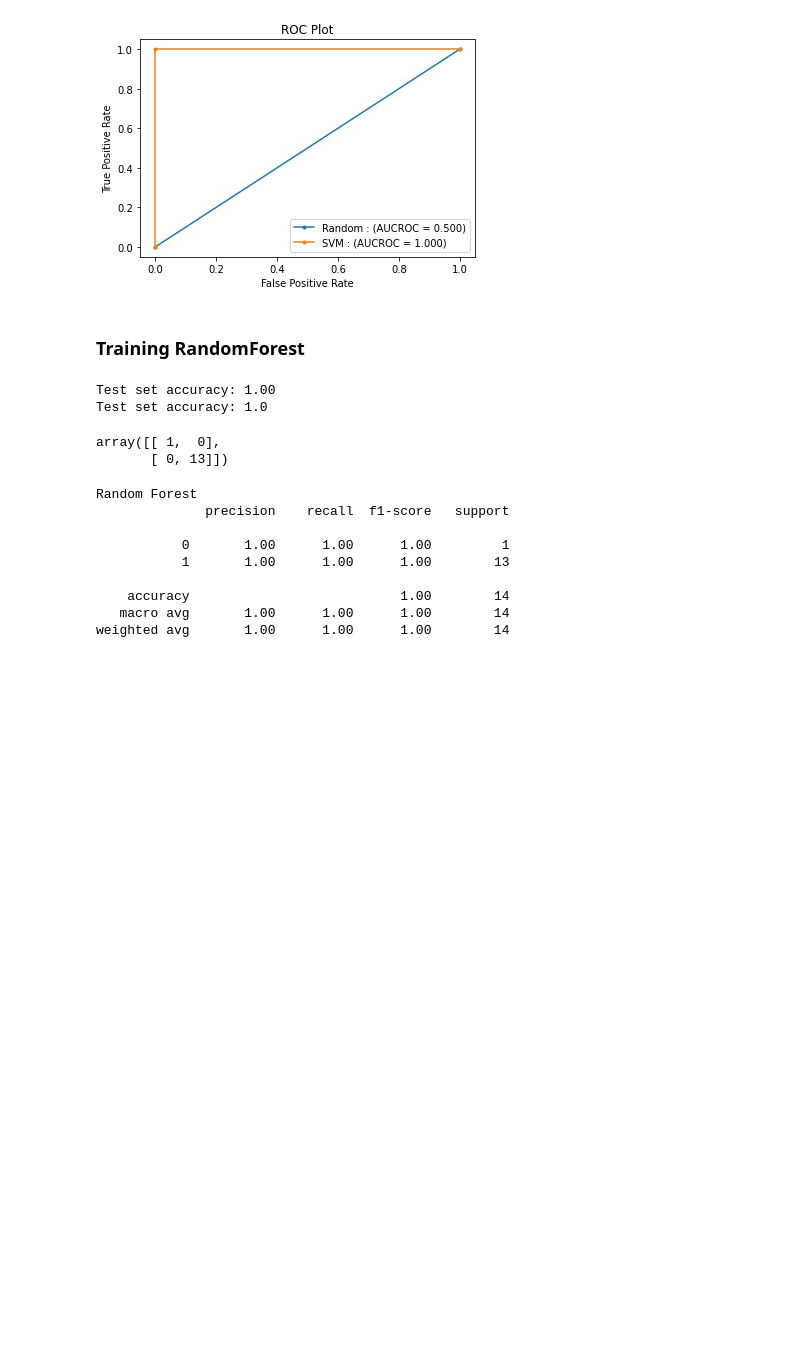
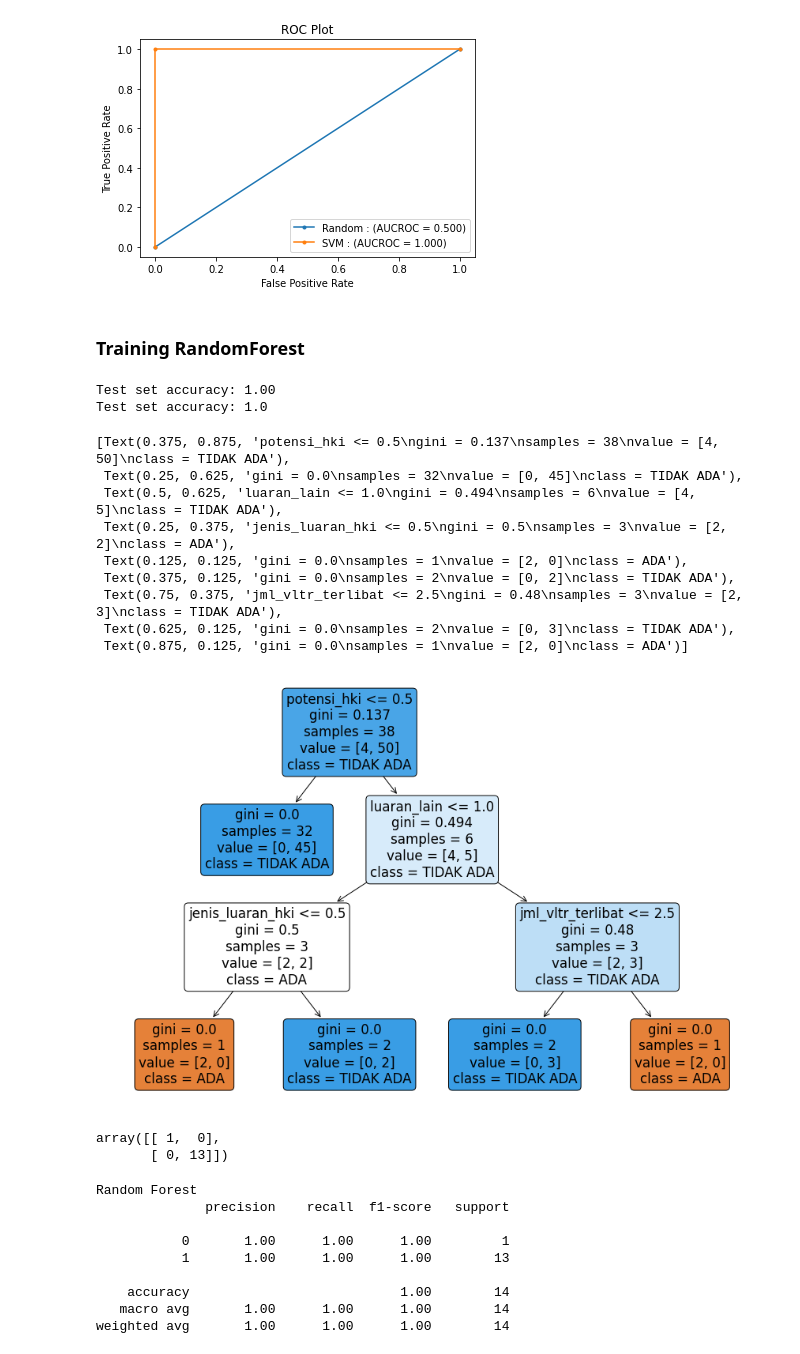
Before and after one commit to dhikaainul/Machine_Learning_Quiz_2, a Jupyter notebook: ML_Quiz2.ipynb, the cells around one changed output. Saved outputs shown, nothing was run; the diff lists cells and outputs as text; code cells hidden in the pictures; blank space fills up the shorter version.

```diff
--- a/ML_Quiz2.ipynb
+++ b/ML_Quiz2.ipynb
@@ -335,6 +337,31 @@ print(f"Test set accuracy: {acc_rf}")
 # %% [output]
 Test set accuracy: 1.00
 Test set accuracy: 1.0
+# %%
+#Bisa hanya dari 0 sampai 9
+import matplotlib.pyplot as plt
+from sklearn.tree import plot_tree
+
+fn=['keterlibatan_vltr','jml_vltr_terlibat','tahun','skema','jenis_luaran_hki','potensi_hki','luaran_lain','jenis_luaran_lain','status_luaran_lain']
+cn=['ADA', 'TIDAK ADA']
+
+fig = plt.figure(figsize=(15, 10))
+plot_tree(rf.estimators_[0],
+          feature_names=fn,
+          class_names=cn,
+          filled=True, impurity=True,
+          rounded=True)
+# %% [output]
+[Text(0.375, 0.875, 'potensi_hki <= 0.5\ngini = 0.137\nsamples = 38\nvalue = [4, 50]\nclass = TIDAK ADA'),
+ Text(0.25, 0.625, 'gini = 0.0\nsamples = 32\nvalue = [0, 45]\nclass = TIDAK ADA'),
+ Text(0.5, 0.625, 'luaran_lain <= 1.0\ngini = 0.494\nsamples = 6\nvalue = [4, 5]\nclass = TIDAK ADA'),
+ Text(0.25, 0.375, 'jenis_luaran_hki <= 0.5\ngini = 0.5\nsamples = 3\nvalue = [2, 2]\nclass = ADA'),
+ Text(0.125, 0.125, 'gini = 0.0\nsamples = 1\nvalue = [2, 0]\nclass = ADA'),
+ Text(0.375, 0.125, 'gini = 0.0\nsamples = 2\nvalue = [0, 2]\nclass = TIDAK ADA'),
+ Text(0.75, 0.375, 'jml_vltr_terlibat <= 2.5\ngini = 0.48\nsamples = 3\nvalue = [2, 3]\nclass = TIDAK ADA'),
+ Text(0.625, 0.125, 'gini = 0.0\nsamples = 2\nvalue = [0, 3]\nclass = TIDAK ADA'),
+ Text(0.875, 0.125, 'gini = 0.0\nsamples = 1\nvalue = [2, 0]\nclass = ADA')]
+[figure, added]
 # %%
 from sklearn.metrics import confusion_matrix
 
```
Also changed, not shown: parts of 6 cells of this notebook.
